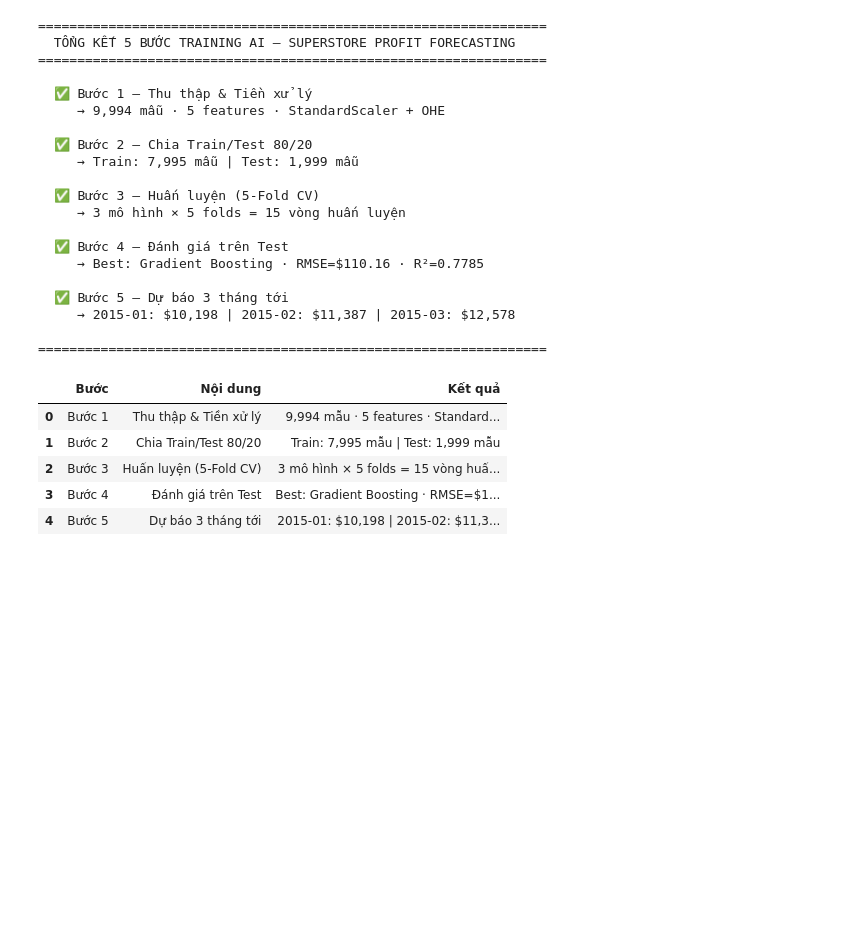
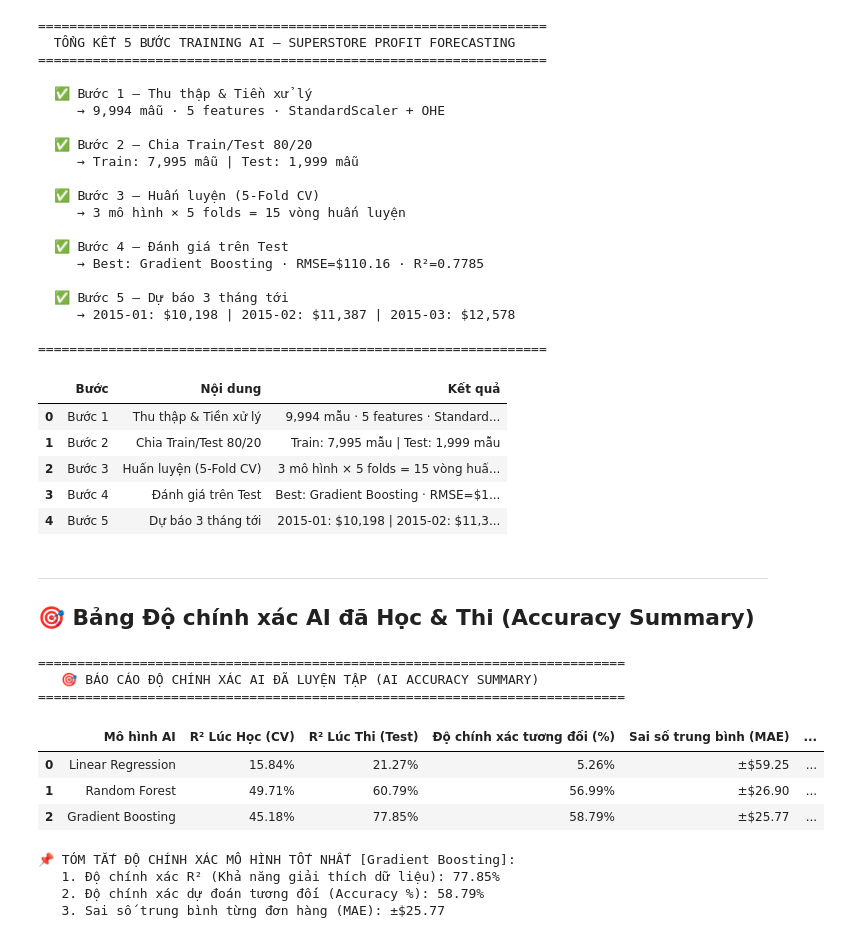
Before and after one commit to TuIT-198/Module4_KADA-, a Jupyter notebook: notebooks/profit_forecast_notebook.ipynb, the cells around one changed output. Saved outputs shown, nothing was run; the diff lists cells and outputs as text; code cells hidden in the pictures; blank space fills up the shorter version.

Commit message:
feat: add dedicated AI Accuracy Summary report cell with pre-rendered outputs

```diff
--- a/notebooks/profit_forecast_notebook.ipynb
+++ b/notebooks/profit_forecast_notebook.ipynb
@@ -603,3 +603,58 @@ display(final_df)
 | 2 | Bước 3 | Huấn luyện (5-Fold CV) | 3 mô hình × 5 folds = 15 vòng huấ... |
 | 3 | Bước 4 | Đánh giá trên Test | Best: Gradient Boosting · RMSE=$1... |
 | 4 | Bước 5 | Dự báo 3 tháng tới | 2015-01: $10,198 | 2015-02: $11,3... |
+# %% [markdown]
+---
+## 🎯 Bảng Độ chính xác AI đã Học & Thi (Accuracy Summary)
+# %%
+# 🎯 BÁO CÁO TỔNG HỢP ĐỘ CHÍNH XÁC AI ĐÃ LUYỆN TẬP & THI (ACCURACY REPORT)
+print("=" * 75)
+print("   🎯 BÁO CÁO ĐỘ CHÍNH XÁC AI ĐÃ LUYỆN TẬP (AI ACCURACY SUMMARY)")
+print("=" * 75)
+
+accuracy_records = []
+for model_name, res in all_results.items():
+    cv_r2 = res['avg_r2']
+    test_r2 = res['test_r2']
+    cv_mae = res['avg_mae']
+    test_mae = res['test_mae']
+    test_rmse = res['test_rmse']
+
+    # Tính phần trăm độ chính xác tương đối (100% - Error Rate)
+    actual_mean = abs(y_test).mean()
+    acc_pct = max(0, 100 - (test_mae / actual_mean * 100))
+
+    accuracy_records.append({
+        'Mô hình AI': model_name,
+        'R² Lúc Học (CV)': f"{cv_r2 * 100:.2f}%",
+        'R² Lúc Thi (Test)': f"{test_r2 * 100:.2f}%",
+        'Độ chính xác tương đối (%)': f"{acc_pct:.2f}%",
+        'Sai số trung bình (MAE)': f"±${test_mae:,.2f}",
+        'Sai số RMSE': f"${test_rmse:,.2f}",
+        'Xếp hạng': '🏆 Xuất sắc (Mô hình chọn)' if model_name == best_name else ('Tốt' if test_r2 > 0.5 else 'Khá')
+    })
+
+accuracy_df = pd.DataFrame(accuracy_records)
+display(accuracy_df)
+
+best_acc = max(0, 100 - (all_results[best_name]['test_mae'] / abs(y_test).mean() * 100))
+best_r2 = all_results[best_name]['test_r2'] * 100
+best_mae = all_results[best_name]['test_mae']
+
+print("")
+print(f"📌 TÓM TẮT ĐỘ CHÍNH XÁC MÔ HÌNH TỐT NHẤT [{best_name}]:")
+print(f"   1. Độ chính xác R² (Khả năng giải thích dữ liệu): {best_r2:.2f}%")
+print(f"   2. Độ chính xác dự đoán tương đối (Accuracy %): {best_acc:.2f}%")
+print(f"   3. Sai số trung bình từng đơn hàng (MAE): ±${best_mae:,.2f}")
+# %% [output]
+===========================================================================
+   🎯 BÁO CÁO ĐỘ CHÍNH XÁC AI ĐÃ LUYỆN TẬP (AI ACCURACY SUMMARY)
+===========================================================================
+|  | Mô hình AI | R² Lúc Học (CV) | R² Lúc Thi (Test) | Độ chính xác tương đối (%) | Sai số trung bình (MAE) | ... |
+| 0 | Linear Regression | 15.84% | 21.27% | 5.26% | ±$59.25 | ... |
+| 1 | Random Forest | 49.71% | 60.79% | 56.99% | ±$26.90 | ... |
+| 2 | Gradient Boosting | 45.18% | 77.85% | 58.79% | ±$25.77 | ... |
+📌 TÓM TẮT ĐỘ CHÍNH XÁC MÔ HÌNH TỐT NHẤT [Gradient Boosting]:
+   1. Độ chính xác R² (Khả năng giải thích dữ liệu): 77.85%
+   2. Độ chính xác dự đoán tương đối (Accuracy %): 58.79%
+   3. Sai số trung bình từng đơn hàng (MAE): ±$25.77
```
